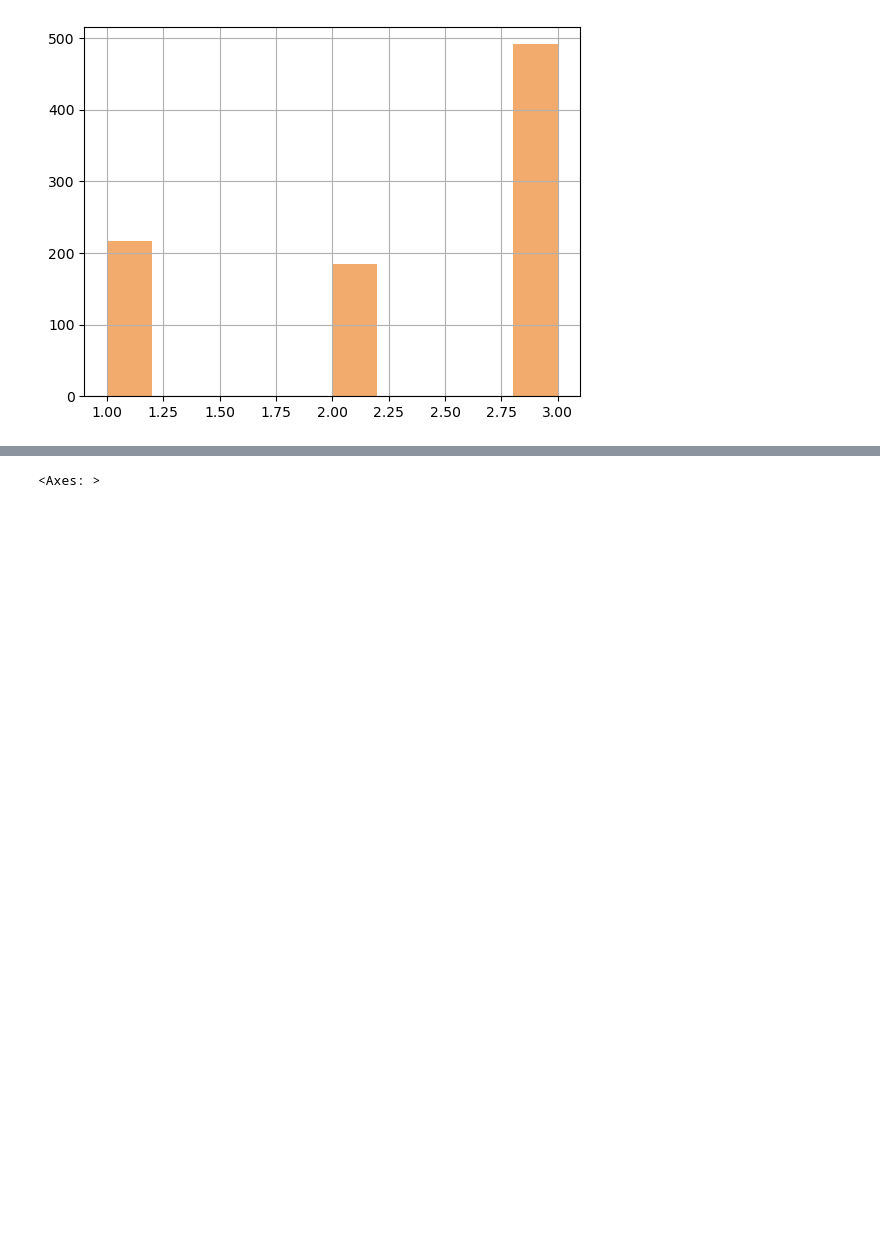
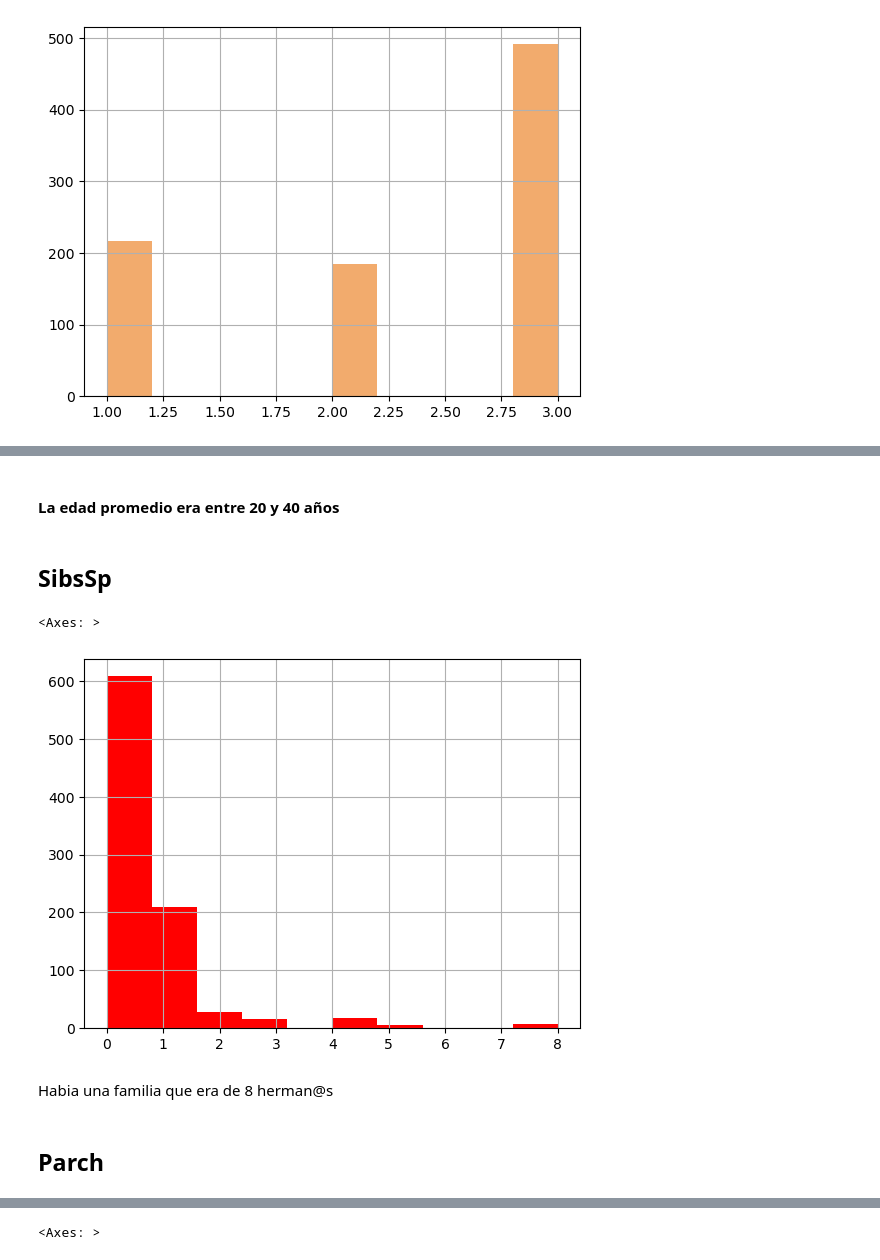
Before and after one commit to Roi-flores13/bases-de-datos, a Jupyter notebook: notebooks/titanic.ipynb, the cells around one changed output, grey strips where cells are left out. Drawn from its saved outputs; the diff is of its cells as text; code cells hidden in the pictures; blank space fills up the shorter version.

```diff
--- a/notebooks/titanic.ipynb
+++ b/notebooks/titanic.ipynb
@@ -61,0 +101,13 @@ df_train["Age"].hist()
+# %% [markdown]
+#### La edad promedio era entre 20 y 40 años
+# %% [markdown]
+## SibsSp
+# %%
+df_train["SibSp"].hist(color="red")
+# %% [output]
+<Axes: >
+[figure, added]
+# %% [markdown]
+Habia una familia que era de 8 herman@s
+# %% [markdown]
+## Parch
```
Also changed, not shown: parts of 49 cells of this notebook, 4 other files.
